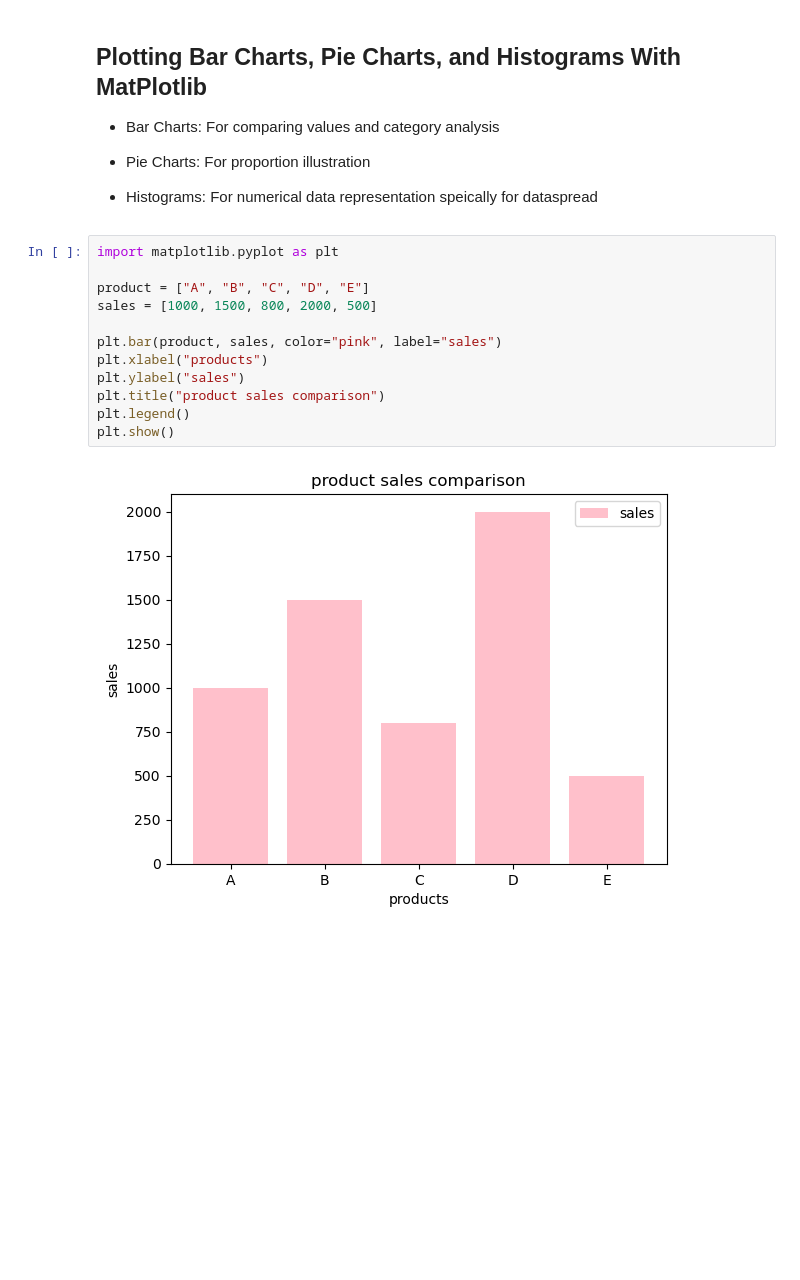
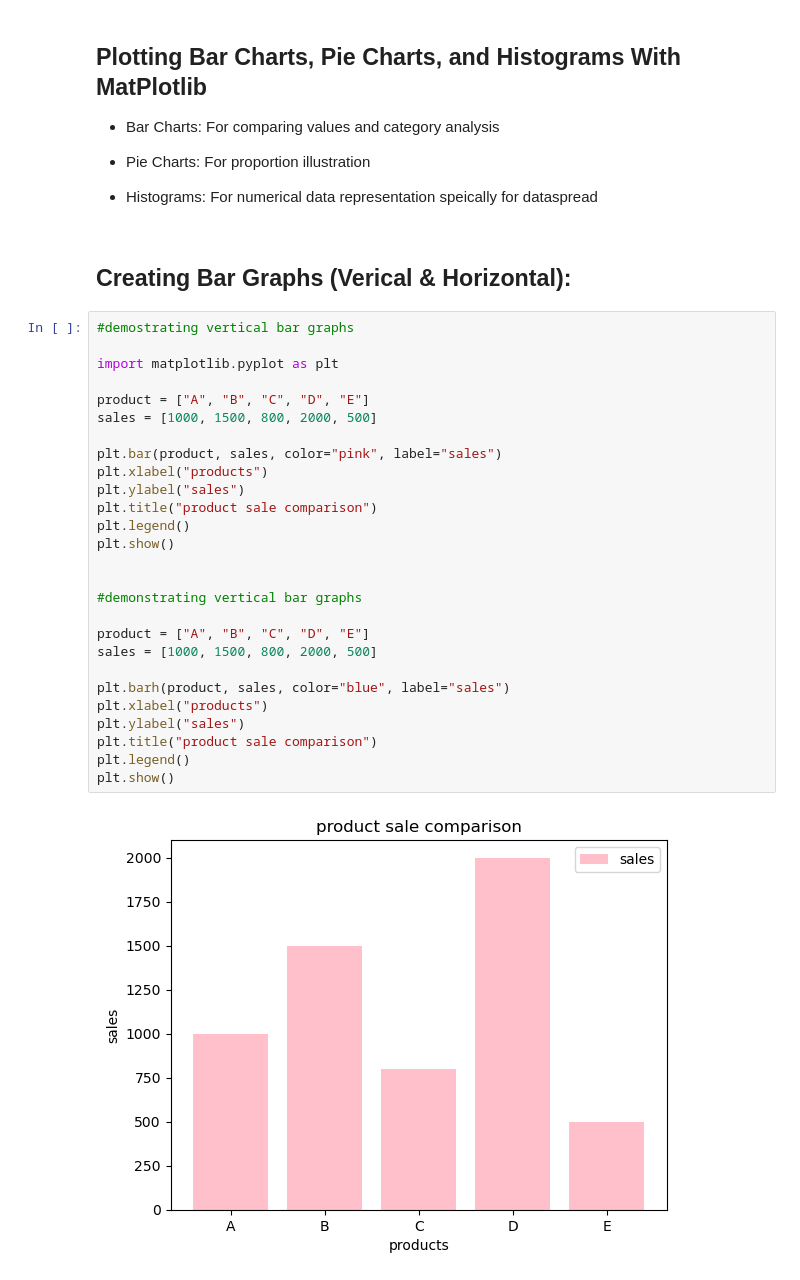
Before and after one commit to sidraanl-08/completedatascience, a Jupyter notebook: matplotlib/matplotlib.ipynb, the cells around one changed output. Drawn from its saved outputs; the diff is of its cells as text; blank space fills up the shorter version.

Commit message:
added different charts

```diff
--- a/matplotlib/matplotlib.ipynb
+++ b/matplotlib/matplotlib.ipynb
@@ -75,17 +75,34 @@ plt.show()
 - Pie Charts: For proportion illustration
 
 - Histograms: For numerical data representation speically for dataspread
+# %% [markdown]
+## Creating Bar Graphs (Verical & Horizontal):
 # %%
+#demostrating vertical bar graphs
+
 import matplotlib.pyplot as plt
 
 product = ["A", "B", "C", "D", "E"]
 sales = [1000, 1500, 800, 2000, 500]
 
 plt.bar(product, sales, color="pink", label="sales")
 plt.xlabel("products")
 plt.ylabel("sales")
-plt.title("product sales comparison")
+plt.title("product sale comparison")
 plt.legend()
 plt.show()
+
+
+#demonstrating vertical bar graphs
+
+product = ["A", "B", "C", "D", "E"]
+sales = [1000, 1500, 800, 2000, 500]
+
+plt.barh(product, sales, color="blue", label="sales")
+plt.xlabel("products")
+plt.ylabel("sales")
+plt.title("product sale comparison")
+plt.legend()
+plt.show()
 # %% [output]
-[figure, old version]
+[figure, new version]
```
Also changed, not shown: parts of 11 cells of this notebook.
